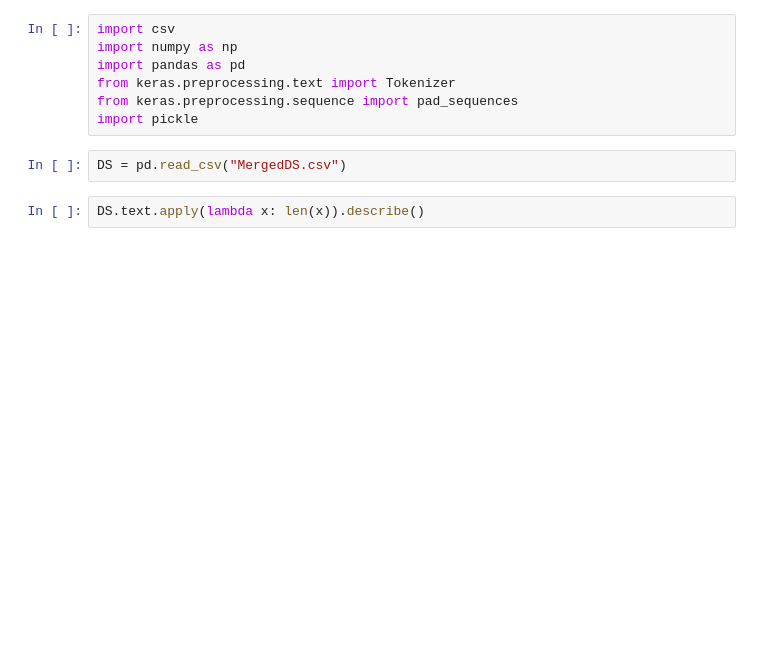
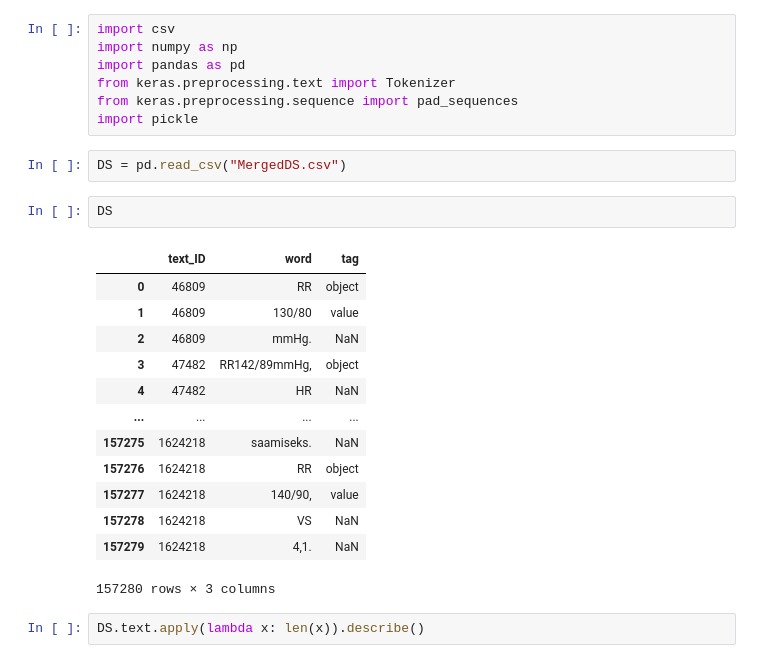
Before and after one commit to nesmaAlmoazamy/Fact-Extraction-from-Medical-Text-using-Neural-Networks, a Jupyter notebook: Character_Embedding.ipynb, the cells around one changed output. Saved outputs shown, nothing was run; the diff lists cells and outputs as text; blank space fills up the shorter version.

```diff
--- a/Character_Embedding.ipynb
+++ b/Character_Embedding.ipynb
@@ -7,6 +7,22 @@ from keras.preprocessing.sequence import pad_sequences
 import pickle
 # %%
 DS = pd.read_csv("MergedDS.csv")
+# %%
+DS
+# %% [output]
+|  | text_ID | word | tag |
+| 0 | 46809 | RR | object |
+| 1 | 46809 | 130/80 | value |
+| 2 | 46809 | mmHg. | NaN |
+| 3 | 47482 | RR142/89mmHg, | object |
+| 4 | 47482 | HR | NaN |
+| ... | ... | ... | ... |
+| 157275 | 1624218 | saamiseks. | NaN |
+| 157276 | 1624218 | RR | object |
+| 157277 | 1624218 | 140/90, | value |
+| 157278 | 1624218 | VS | NaN |
+| 157279 | 1624218 | 4,1. | NaN |
+157280 rows × 3 columns
 # %%
 DS.text.apply(lambda x: len(x)).describe()
 # %% [output]
```
Also changed, not shown: parts of 45 cells of this notebook, 6 other files.
